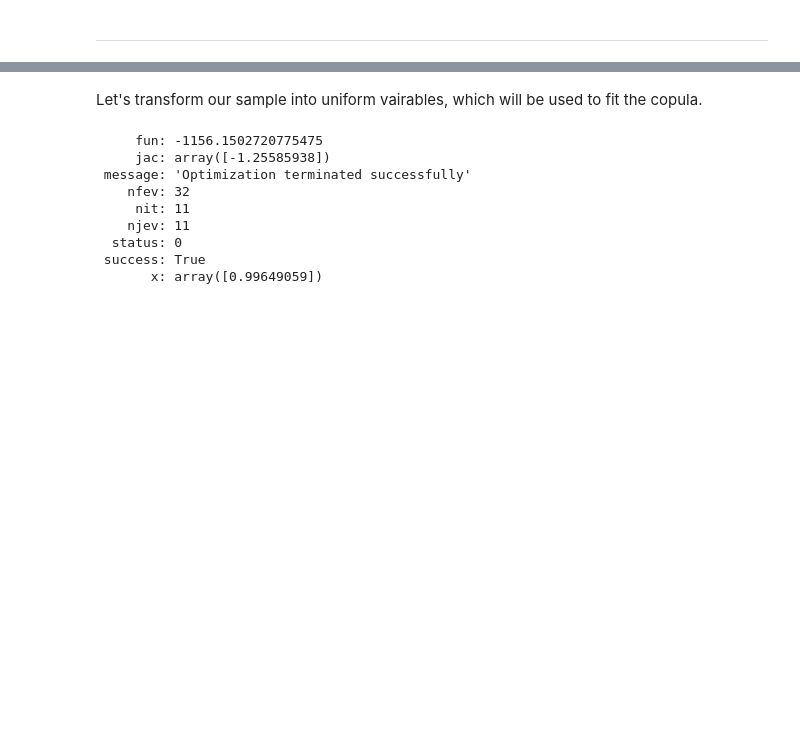
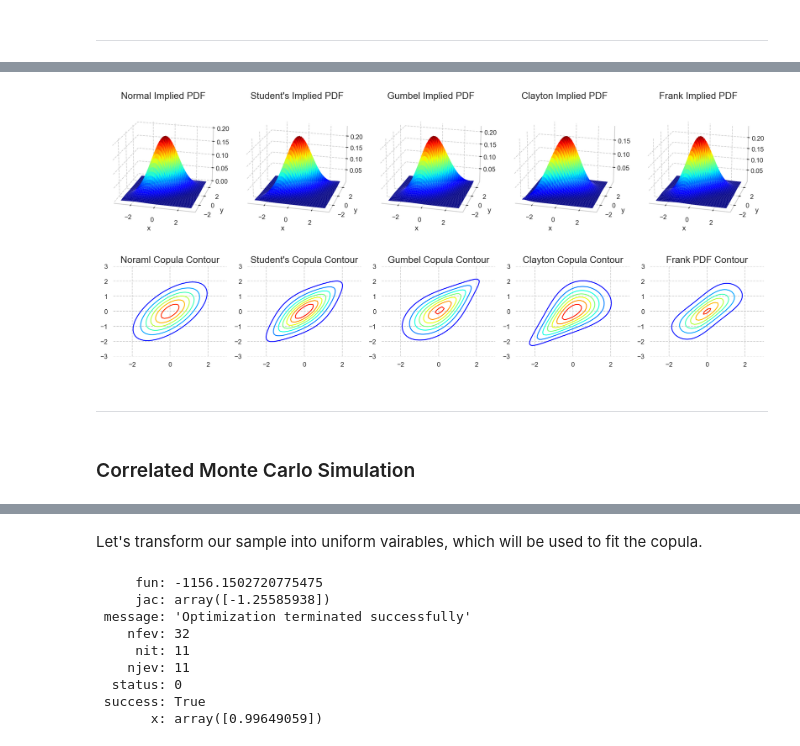
Before and after one commit to Sinbad-The-Sailor/Financial-Mathematics-Notebooks, a Jupyter notebook: dependency_modelling.ipynb, the cells around one changed output, grey strips where cells are left out. Drawn from its saved outputs; the diff is of its cells as text; code cells hidden in the pictures; blank space fills up the shorter version.

```diff
--- a/dependency_modelling.ipynb
+++ b/dependency_modelling.ipynb
@@ -521,6 +527,26 @@ def plot_implied_pdf(copula, ax):
     plot = ax.plot_surface(X, Y, Z , cmap='jet', edgecolor='none')
 
     return plot
+
+def plot_implied_pdf_contour(copula, ax):
+    X = np.linspace(-3, 3)
+    Y = np.linspace(-3, 3)
+    Z = []
+    for i in range(len(X)):
+        x1 = X[i]
+        inner = []
+        for j in range(len(Y)):
+            x2 = Y[j]
+            inner.append(copula_implied_pdf(x1, x2, copula))
+        Z.append(inner)
+
+    X, Y = np.meshgrid(X, Y)
+    Z = np.array(Z)
+
+    ax.set_frame_on(False)
+
+    plot = ax.contour(X, Y, Z , cmap='jet', edgecolor='none')
+    return plot
 # %%
 fig, axs = plt.subplots(1,5, subplot_kw=dict(projection='3d'))
 
@@ -564,0 +587,41 @@ plt.show()
+# %%
+fig, axs = plt.subplots(1,5, subplot_kw=dict(projection='3d'))
+
+plot_implied_pdf(normal_copula, axs[0])
+axs[0].set_title('Normal Implied PDF', fontsize=16)
+plot_implied_pdf(student_copula, axs[1])
+axs[1].set_title('Student\'s Implied PDF', fontsize=16)
+plot_implied_pdf(gumbel_copula, axs[2])
+axs[2].set_title('Gumbel Implied PDF', fontsize=16)
+plot_implied_pdf(clayton_copula, axs[3])
+axs[3].set_title('Clayton Implied PDF', fontsize=16)
+plot_implied_pdf(frank_copula, axs[4])
+axs[4].set_title('Frank Implied PDF', fontsize=16)
+
+fig.set_size_inches(16, 6)
+plt.tight_layout()
+plt.show()
+
+fig, axs = plt.subplots(1, 5)
+
+plot_implied_pdf_contour(normal_copula, axs[0])
+axs[0].set_title('Noraml Copula Contour', fontsize=16)
+plot_implied_pdf_contour(student_copula, axs[1])
+axs[1].set_title('Student\'s Copula Contour', fontsize=16)
+plot_implied_pdf_contour(gumbel_copula, axs[2])
+axs[2].set_title('Gumbel Copula Contour', fontsize=16)
+plot_implied_pdf_contour(clayton_copula, axs[3])
+axs[3].set_title('Clayton Copula Contour', fontsize=16)
+plot_implied_pdf_contour(frank_copula, axs[4])
+axs[4].set_title('Frank PDF Contour', fontsize=16)
+
+fig.set_size_inches(16, 3)
+plt.tight_layout()
+plt.show()
+# %% [output]
+[figure, added]
+[figure, added]
+# %% [markdown]
+---
+# %% [markdown]
+### Correlated Monte Carlo Simulation
```
Also changed, not shown: parts of 12 cells of this notebook.
